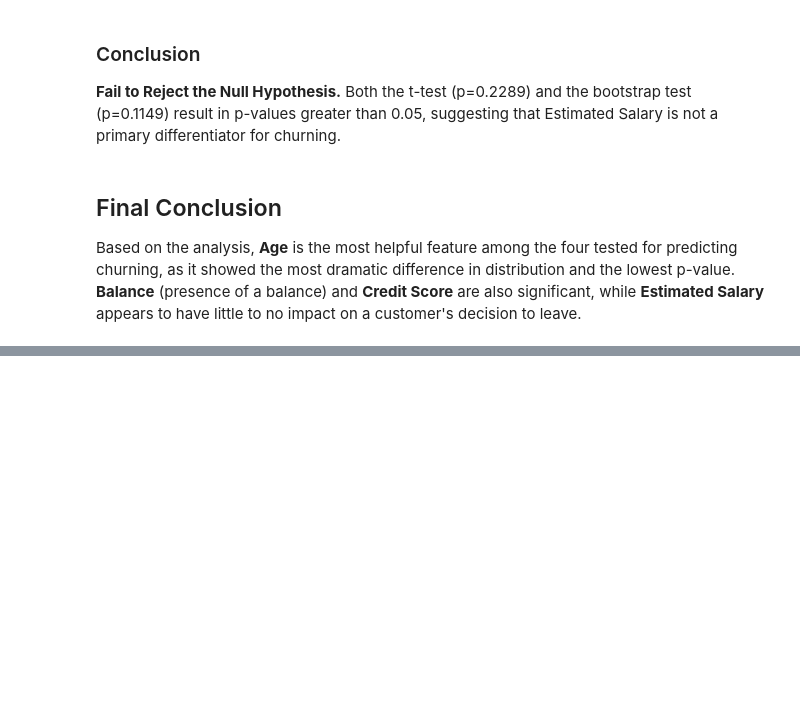
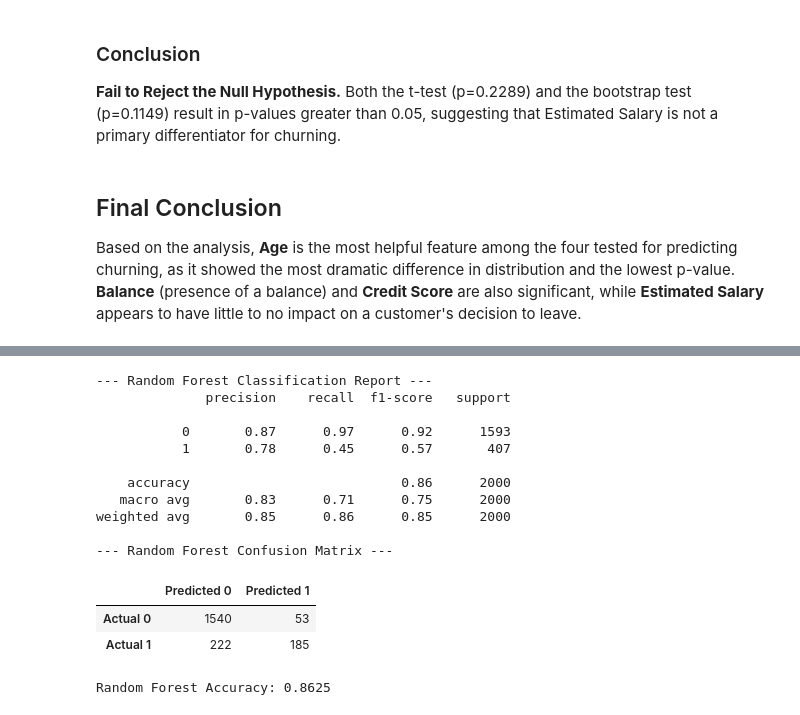
Before and after one commit to LuckyHusbando/DI-Bootcamp, a Jupyter notebook: GenAI/GenAICourse/Week9/Day2/DC/W9D2DC_StatforML.ipynb, the cells around one changed output, grey strips where cells are left out. Saved outputs shown, nothing was run; the diff lists cells and outputs as text; code cells hidden in the pictures; blank space fills up the shorter version.

```diff
--- a/GenAI/GenAICourse/Week9/Day2/DC/W9D2DC_StatforML.ipynb
+++ b/GenAI/GenAICourse/Week9/Day2/DC/W9D2DC_StatforML.ipynb
@@ -234,0 +331,36 @@ Based on the analysis, **Age** is the most helpful feature among the four tested
+# %%
+from sklearn.ensemble import RandomForestClassifier
+
+# Initialize and train a Random Forest classifier
+# Using class_weight='balanced' to handle the minority churn class
+rf_model = RandomForestClassifier(n_estimators=100, random_state=42, class_weight='balanced')
+rf_model.fit(X_train_processed, y_train)
+
+# Make predictions
+y_pred_rf = rf_model.predict(X_test_processed)
+
+# Evaluate the Random Forest model
+print("--- Random Forest Classification Report ---")
+print(classification_report(y_test, y_pred_rf))
+
+print("--- Random Forest Confusion Matrix ---")
+rf_cm = confusion_matrix(y_test, y_pred_rf)
+display(pd.DataFrame(rf_cm, index=['Actual 0', 'Actual 1'], columns=['Predicted 0', 'Predicted 1']))
+
+print(f"\nRandom Forest Accuracy: {accuracy_score(y_test, y_pred_rf):.4f}")
+# %% [output]
+--- Random Forest Classification Report ---
+              precision    recall  f1-score   support
+
+           0       0.87      0.97      0.92      1593
+           1       0.78      0.45      0.57       407
+
+    accuracy                           0.86      2000
+   macro avg       0.83      0.71      0.75      2000
+weighted avg       0.85      0.86      0.85      2000
+
+--- Random Forest Confusion Matrix ---
+|  | Predicted 0 | Predicted 1 |
+| Actual 0 | 1540 | 53 |
+| Actual 1 | 222 | 185 |
+Random Forest Accuracy: 0.8625
```
Also changed, not shown: parts of 5 cells of this notebook.
